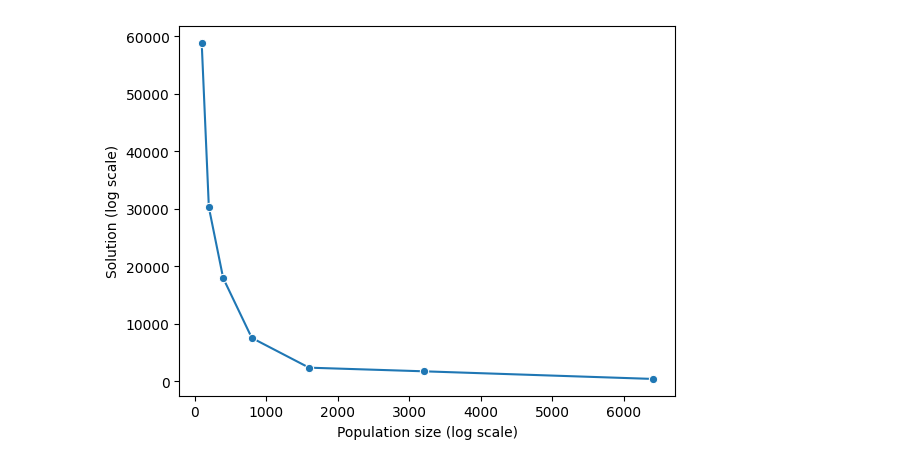
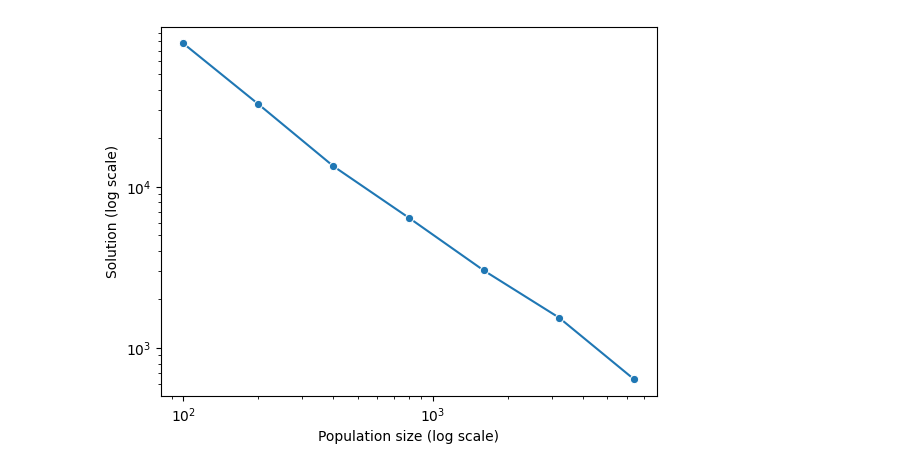
Before and after one commit to muraronicola/Parallel-implementation-of-Gravitational-Search-Algorithm, a Jupyter notebook: plots/plots.ipynb, the cells around one changed output. Drawn from its saved outputs; the diff is of its cells as text; code cells hidden in the pictures.

Commit message:
added plots

```diff
--- a/plots/plots.ipynb
+++ b/plots/plots.ipynb
@@ -34,16 +148,16 @@ data = pd.DataFrame({
 # %%
 figure_1 = plt.figure()
 ax = plt.gca()
 
-sns.lineplot(x='x', y='y', data=data, marker="o", ax=ax, dashes=False)
+sns.lineplot(x='x', y='y', data=result_value, marker="o", ax=ax, dashes=False)
 ax.set_ylabel('Solution (log scale)')
 ax.set_xlabel('Population size (log scale)')
-#ax.set_xscale('log')
-# #ax.set_yscale('log')
+ax.set_xscale('log')
+ax.set_yscale('log')
 #sns.regplot(x="x", y="y", data=data, ax=ax, ci=None, scatter=False, color='red');
 
 
 plt.show()
-#figure_1.savefig('figure_1.png')
+figure_1.savefig('evaluation_solution.png')
 # %% [output]
-[figure, old version]
+[figure, new version]
```
Also changed, not shown: parts of 5 cells of this notebook, 5 other files.
